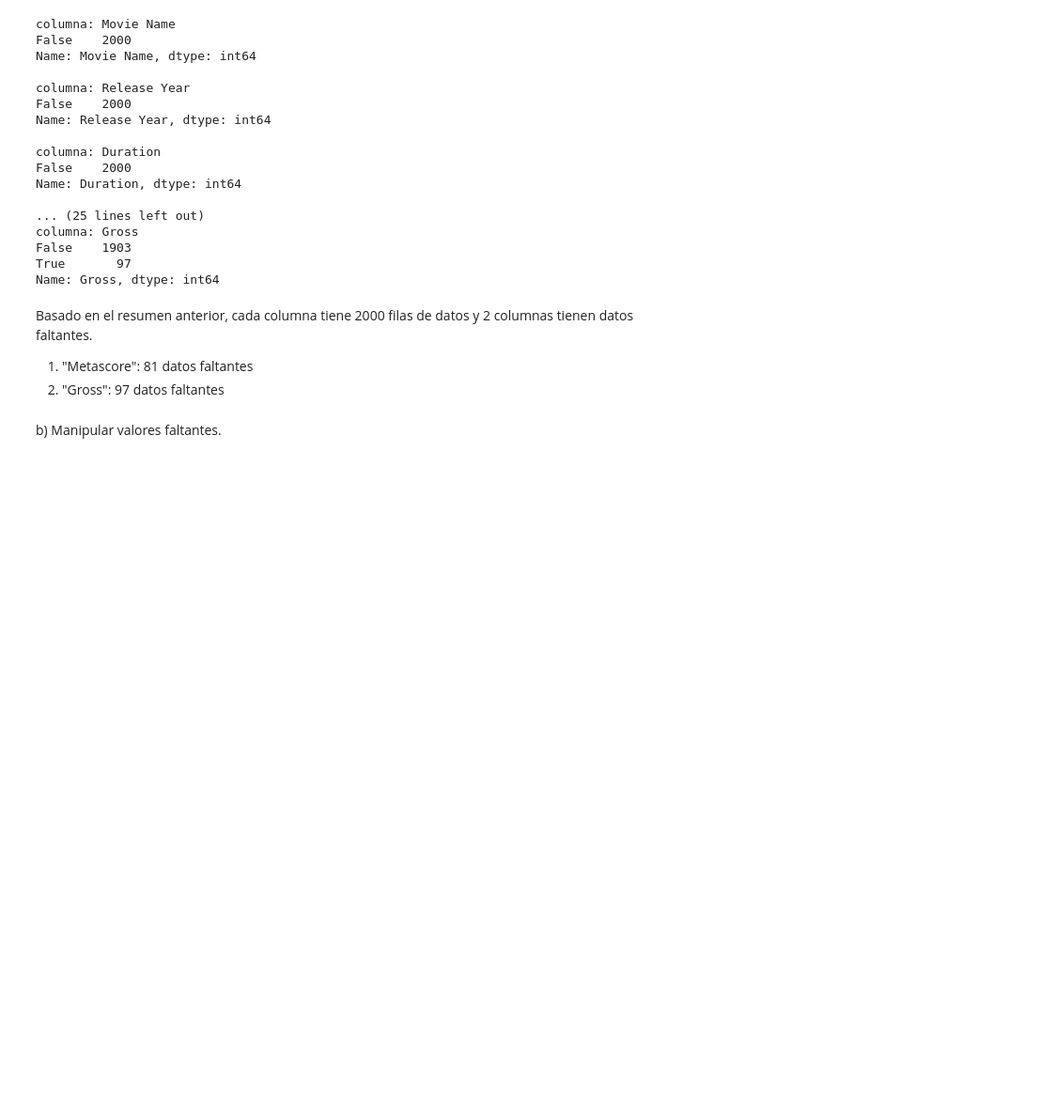
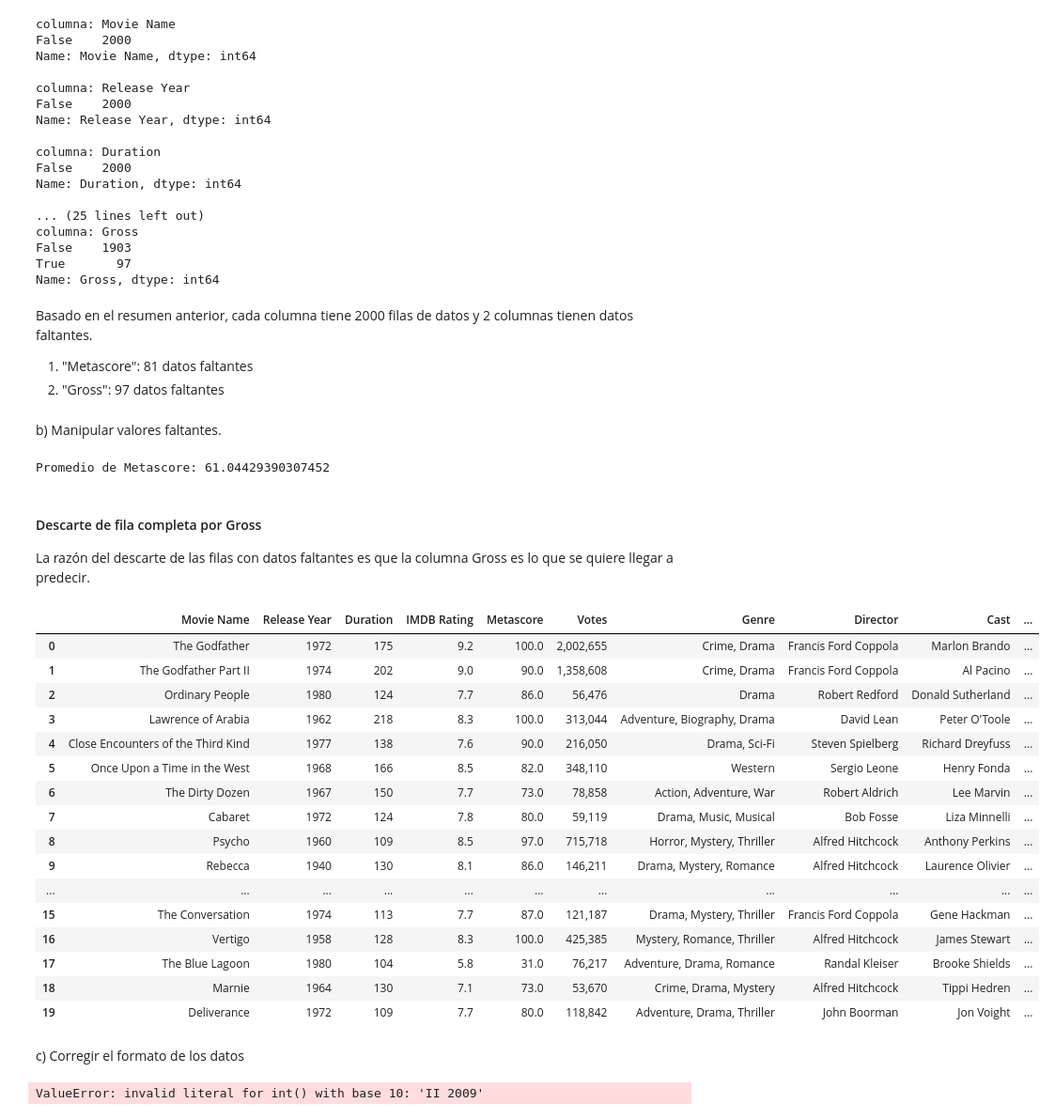
Before and after one commit to DiegoAraneda98/TCPD-Tarea-2, a Jupyter notebook: tarea2.ipynb, the cells around one changed output. Shown at 94% size. Saved outputs shown, nothing was run; the diff lists cells and outputs as text; code cells hidden in the pictures; blank space fills up the shorter version.

Commit message:
errores

```diff
--- a/tarea2.ipynb
+++ b/tarea2.ipynb
@@ -162,3 +173,46 @@ Basado en el resumen anterior, cada columna tiene 2000 filas de datos y 2 column
 2. "Gross": 97 datos faltantes
 # %% [markdown]
 b) Manipular valores faltantes.
+# %%
+# Se calcula el valor promedio de la columna Metascore
+
+metascore_pro = df["Metascore"].astype("float").mean(axis=0)
+print("Promedio de Metascore:", metascore_pro)
+# %% [output]
+Promedio de Metascore: 61.04429390307452
+# %%
+# Se reemplazaran los valores NaN, con el valor promedio en la columna "Metascore"
+
+df["Metascore"].replace(np.nan, metascore_pro, inplace=True)
+# %% [markdown]
+#### Descarte de fila completa por Gross
+
+La razón del descarte de las filas con datos faltantes es que la columna Gross es lo que se quiere llegar a predecir.
+# %%
+# Se eliminan todas las filas con NaN en la columna "Gross"
+df.dropna(subset=["Gross"], axis=0, inplace=True)
+
+# Se reinician los indices ya que se han eliminado 97 filas
+df.reset_index(drop=True, inplace=True)
+# %%
+df.head(20)
+# %% [output]
+|  | Movie Name | Release Year | Duration | IMDB Rating | Metascore | Votes | Genre | Director | Cast | ... |
+| 0 | The Godfather | 1972 | 175 | 9.2 | 100.0 | 2,002,655 | Crime, Drama | Francis Ford Coppola | Marlon Brando | ... |
+| 1 | The Godfather Part II | 1974 | 202 | 9.0 | 90.0 | 1,358,608 | Crime, Drama | Francis Ford Coppola | Al Pacino | ... |
+| 2 | Ordinary People | 1980 | 124 | 7.7 | 86.0 | 56,476 | Drama | Robert Redford | Donald Sutherland | ... |
+| 3 | Lawrence of Arabia | 1962 | 218 | 8.3 | 100.0 | 313,044 | Adventure, Biography, Drama | David Lean | Peter O'Toole | ... |
+| 4 | Close Encounters of the Third Kind | 1977 | 138 | 7.6 | 90.0 | 216,050 | Drama, Sci-Fi | Steven Spielberg | Richard Dreyfuss | ... |
+| 5 | Once Upon a Time in the West | 1968 | 166 | 8.5 | 82.0 | 348,110 | Western | Sergio Leone | Henry Fonda | ... |
+| 6 | The Dirty Dozen | 1967 | 150 | 7.7 | 73.0 | 78,858 | Action, Adventure, War | Robert Aldrich | Lee Marvin | ... |
+| 7 | Cabaret | 1972 | 124 | 7.8 | 80.0 | 59,119 | Drama, Music, Musical | Bob Fosse | Liza Minnelli | ... |
+| 8 | Psycho | 1960 | 109 | 8.5 | 97.0 | 715,718 | Horror, Mystery, Thriller | Alfred Hitchcock | Anthony Perkins | ... |
+| 9 | Rebecca | 1940 | 130 | 8.1 | 86.0 | 146,211 | Drama, Mystery, Romance | Alfred Hitchcock | Laurence Olivier | ... |
+| ... | ... | ... | ... | ... | ... | ... | ... | ... | ... | ... |
+| 15 | The Conversation | 1974 | 113 | 7.7 | 87.0 | 121,187 | Drama, Mystery, Thriller | Francis Ford Coppola | Gene Hackman | ... |
+| 16 | Vertigo | 1958 | 128 | 8.3 | 100.0 | 425,385 | Mystery, Romance, Thriller | Alfred Hitchcock | James Stewart | ... |
+| 17 | The Blue Lagoon | 1980 | 104 | 5.8 | 31.0 | 76,217 | Adventure, Drama, Romance | Randal Kleiser | Brooke Shields | ... |
+| 18 | Marnie | 1964 | 130 | 7.1 | 73.0 | 53,670 | Crime, Drama, Mystery | Alfred Hitchcock | Tippi Hedren | ... |
+| 19 | Deliverance | 1972 | 109 | 7.7 | 80.0 | 118,842 | Adventure, Drama, Thriller | John Boorman | Jon Voight | ... |
+# %% [markdown]
+c) Corregir el formato de los datos
@@ -164,0 +225,11 @@ b) Manipular valores faltantes.
+# %%
+#df[["Gross"]] = df[["Gross"]].astype("float")
+df['Votes'] = df['Votes'].str.replace(',', '')
+
+
+df[["Release Year", "Duration"]] = df[["Release Year", "Duration"]].astype(int)
+df[["Metascore","Votes"]] = df[["Metascore","Votes"]].astype(float).astype(int)
+
+df.dtypes
+# %% [output]
+ValueError: invalid literal for int() with base 10: 'II 2009'
```
Also changed, not shown: parts of 2 cells of this notebook.
